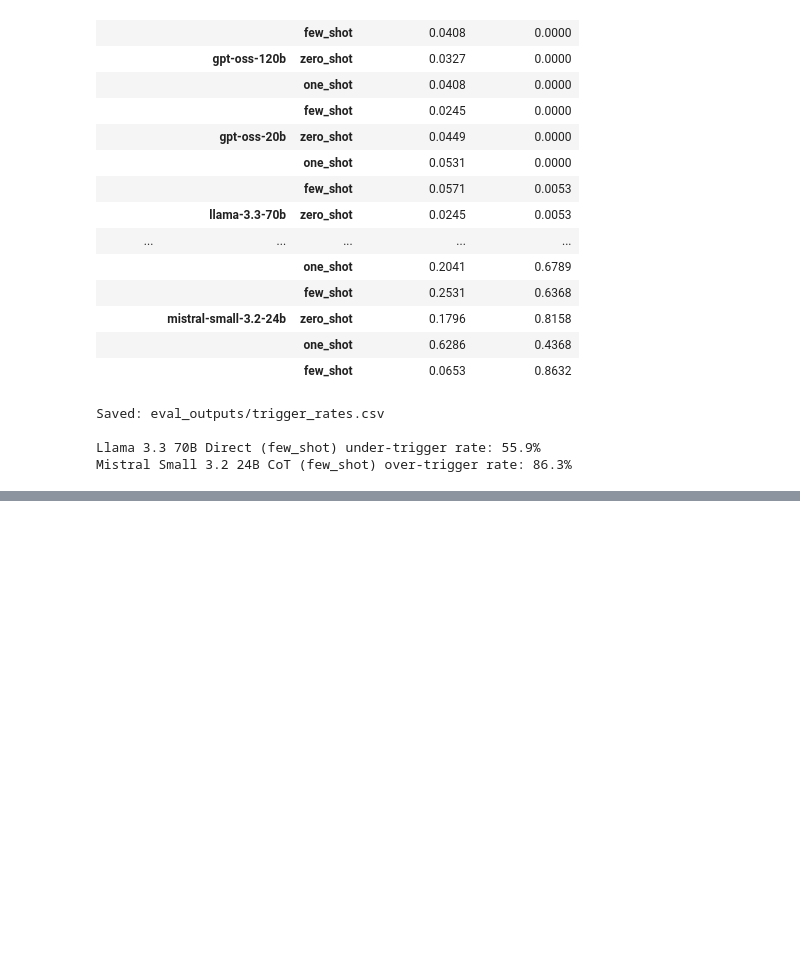
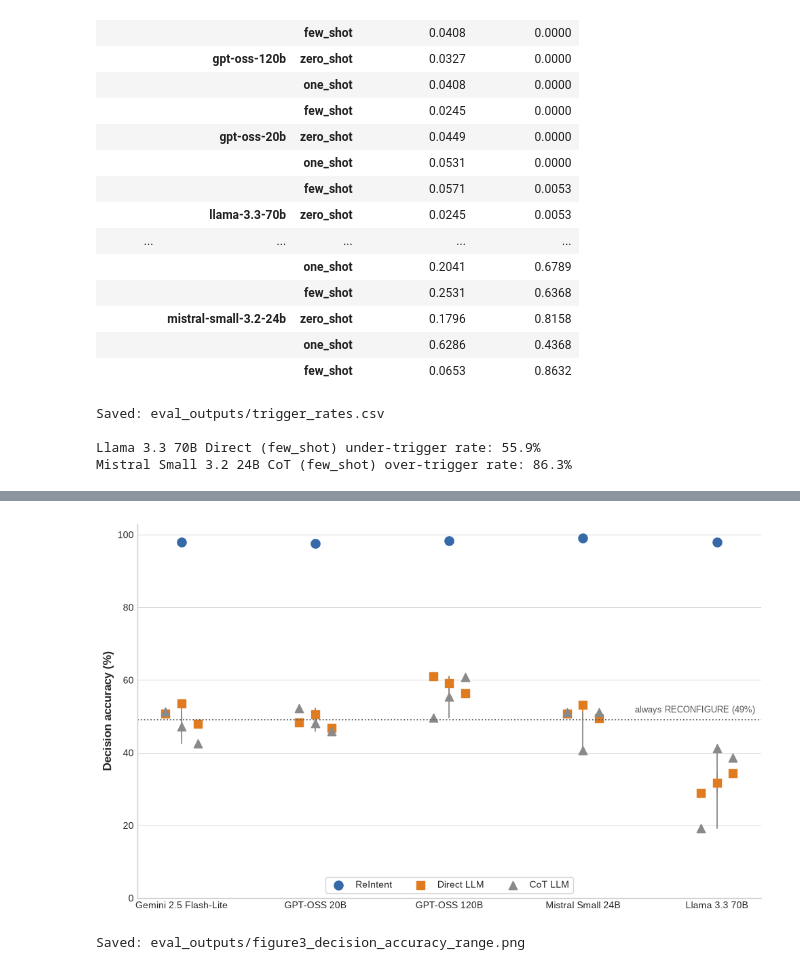
Before and after one commit to MorelK1/ReIntent, a Jupyter notebook: eval/scoring.ipynb, the cells around one changed output, grey strips where cells are left out. Cells and saved outputs as stored; diff of their text form; code cells hidden in the pictures; blank space fills up the shorter version.

```diff
--- a/eval/scoring.ipynb
+++ b/eval/scoring.ipynb
@@ -1031,0 +1040,48 @@ Mistral Small 3.2 24B CoT (few_shot) over-trigger rate: 86.3%
+# %%
+import numpy as np
+import matplotlib.transforms
+
+FIG3_MODEL_ORDER = ["gemini-2.5-flash-lite", "gpt-oss-20b", "gpt-oss-120b", "mistral-small-3.2-24b", "llama-3.3-70b"]
+JITTER = {"zero_shot": -0.12, "one_shot": 0.0, "few_shot": 0.12}
+ALWAYS_OFFLOAD_RATE = (REF_DECISION_LOOKUP == "OFFLOAD").mean()
+
+fig, ax = plt.subplots(figsize=(10, 6))
+x = np.arange(len(FIG3_MODEL_ORDER))
+
+for i, model in enumerate(FIG3_MODEL_ORDER):
+    # ReIntent: single point, no spread, at this model's own best strategy (same convention as Part 4).
+    strat = BEST_STRATEGY[model]
+    acc = e2e_summary.loc[("pipeline", model, strat), "decision_accuracy"]
+    ax.scatter(i, acc, marker="o", s=90, color="#3569A8", zorder=3,
+               label="ReIntent" if i == 0 else None)
+
+    for approach, marker, color in [("direct", "s", "#E07B20"), ("cot", "^", "#8A8A8A")]:
+        vals = {s: e2e_summary.loc[(approach, model, s), "decision_accuracy"] for s in STRATEGY_ORDER}
+        ax.plot([i, i], [min(vals.values()), max(vals.values())], color=color, linewidth=1.3, zorder=1)
+        for s, v in vals.items():
+            ax.scatter(i + JITTER[s], v, marker=marker, s=80, color=color, zorder=2,
+                       label={"direct": "Direct LLM", "cot": "CoT LLM"}[approach] if i == 0 and s == "one_shot" else None)
+
+ax.axhline(ALWAYS_OFFLOAD_RATE, color="#555555", linestyle=":", linewidth=1.3)
+label_trans = matplotlib.transforms.blended_transform_factory(ax.transAxes, ax.transData)
+ax.text(0.99, ALWAYS_OFFLOAD_RATE + 0.015, f"always RECONFIGURE ({ALWAYS_OFFLOAD_RATE:.0%})",
+        transform=label_trans, fontsize=9, color="#555555", ha="right", va="bottom")
+
+ax.set_xticks(x)
+ax.set_xticklabels([MODEL_LABELS[m] for m in FIG3_MODEL_ORDER], fontsize=10)
+ax.set_ylabel("Decision accuracy (%)", fontsize=12, fontweight="bold")
+ax.set_ylim(0, 1.03)
+ax.yaxis.set_major_formatter(plt.FuncFormatter(lambda y, _: f"{y * 100:.0f}"))
+ax.spines["top"].set_visible(False)
+ax.spines["right"].set_visible(False)
+ax.grid(axis="y", color="#d9d9d9", linewidth=0.7)
+ax.grid(axis="x", visible=False)
+ax.legend(loc="lower center", ncol=3, frameon=True, fontsize=10)
+fig.tight_layout()
+path = OUT_DIR / "figure3_decision_accuracy_range.png"
+fig.savefig(path, dpi=300, bbox_inches="tight")
+plt.show()
+print(f"Saved: eval_outputs/{path.name}")
+# %% [output]
+[figure, added]
+Saved: eval_outputs/figure3_decision_accuracy_range.png
```
Also changed, not shown: parts of 1 cell of this notebook, 1 other file.
